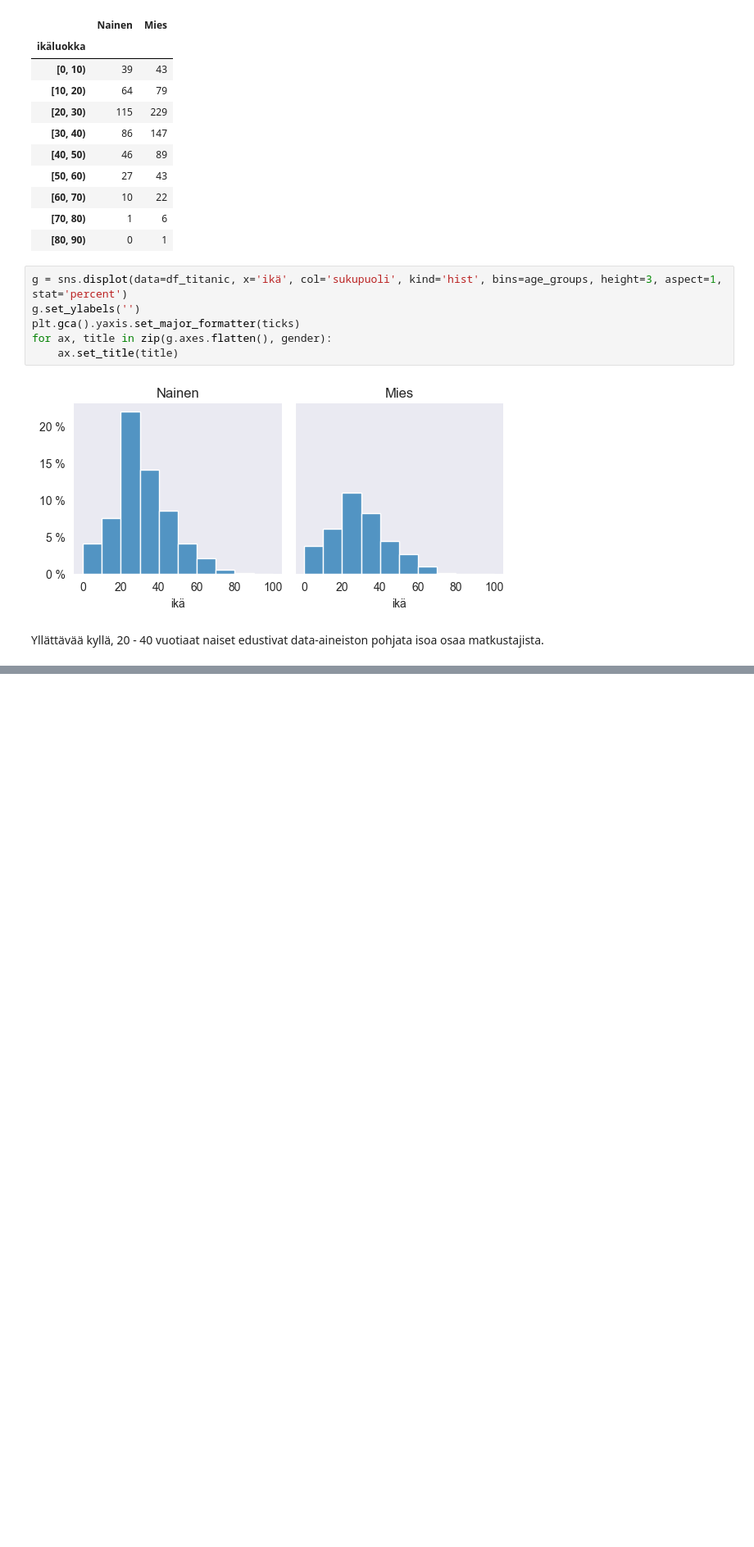
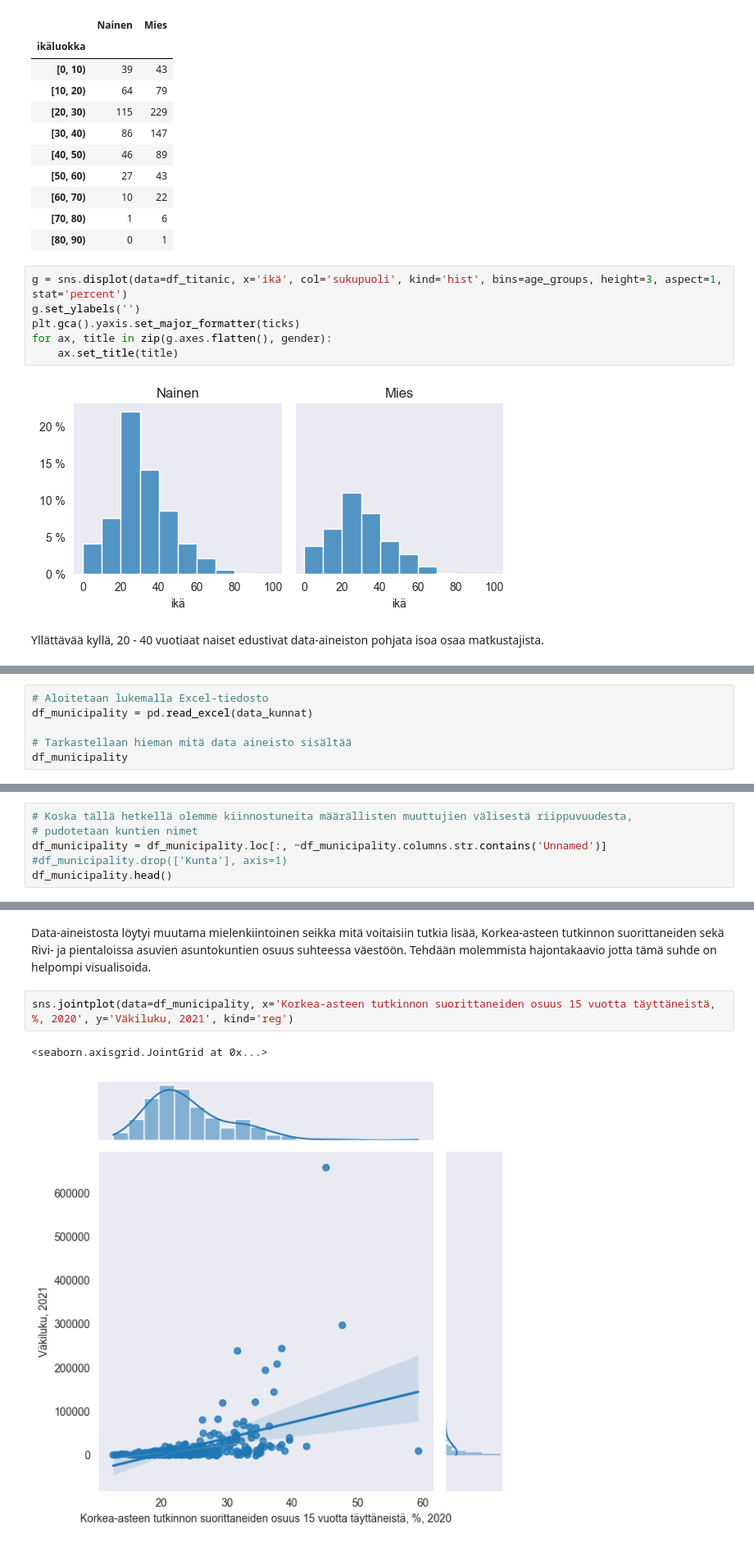
Before and after one commit to TatuE/Data_analytics, a Jupyter notebook: Tehtava_1_kuvaileva_&_selittava.ipynb, the cells around one changed output, grey strips where cells are left out. Shown at 82% size. Drawn from its saved outputs; the diff is of its cells as text; blank space fills up the shorter version.

```diff
--- a/Tehtava_1_kuvaileva_&_selittava.ipynb
+++ b/Tehtava_1_kuvaileva_&_selittava.ipynb
@@ -236,0 +249,6 @@ Yllättävää kyllä, 20 - 40 vuotiaat naiset edustivat data-aineiston pohjata
+# %%
+# Aloitetaan lukemalla Excel-tiedosto
+df_municipality = pd.read_excel(data_kunnat)
+
+# Tarkastellaan hieman mitä data aineisto sisältää
+df_municipality
@@ -236,0 +303,6 @@ Yllättävää kyllä, 20 - 40 vuotiaat naiset edustivat data-aineiston pohjata
+# %%
+# Koska tällä hetkellä olemme kiinnostuneita määrällisten muuttujien välisestä riippuvuudesta,
+# pudotetaan kuntien nimet
+df_municipality = df_municipality.loc[:, ~df_municipality.columns.str.contains('Unnamed')]
+#df_municipality.drop(['Kunta'], axis=1)
+df_municipality.head()
@@ -236,0 +338,7 @@ Yllättävää kyllä, 20 - 40 vuotiaat naiset edustivat data-aineiston pohjata
+# %% [markdown]
+Data-aineistosta löytyi muutama mielenkiintoinen seikka mitä voitaisiin tutkia lisää, Korkea-asteen tutkinnon suorittaneiden sekä Rivi- ja pientaloissa asuvien asuntokuntien osuus suhteessa väestöön. Tehdään molemmista hajontakaavio jotta tämä suhde on helpompi visualisoida.
+# %%
+sns.jointplot(data=df_municipality, x='Korkea-asteen tutkinnon suorittaneiden osuus 15 vuotta täyttäneistä, %, 2020', y='Väkiluku, 2021', kind='reg')
+# %% [output]
+<seaborn.axisgrid.JointGrid at 0x...>
+[figure, added]
```
Also changed, not shown: parts of 29 cells of this notebook.
